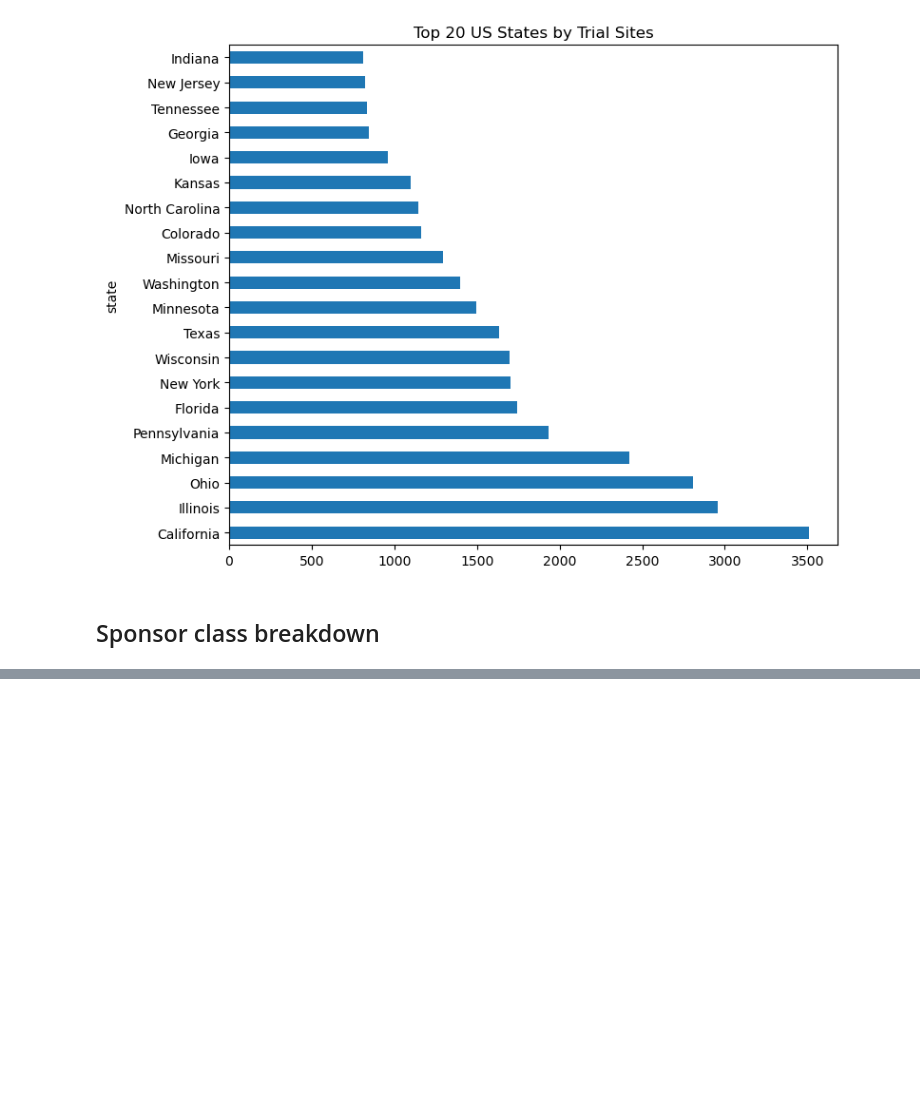
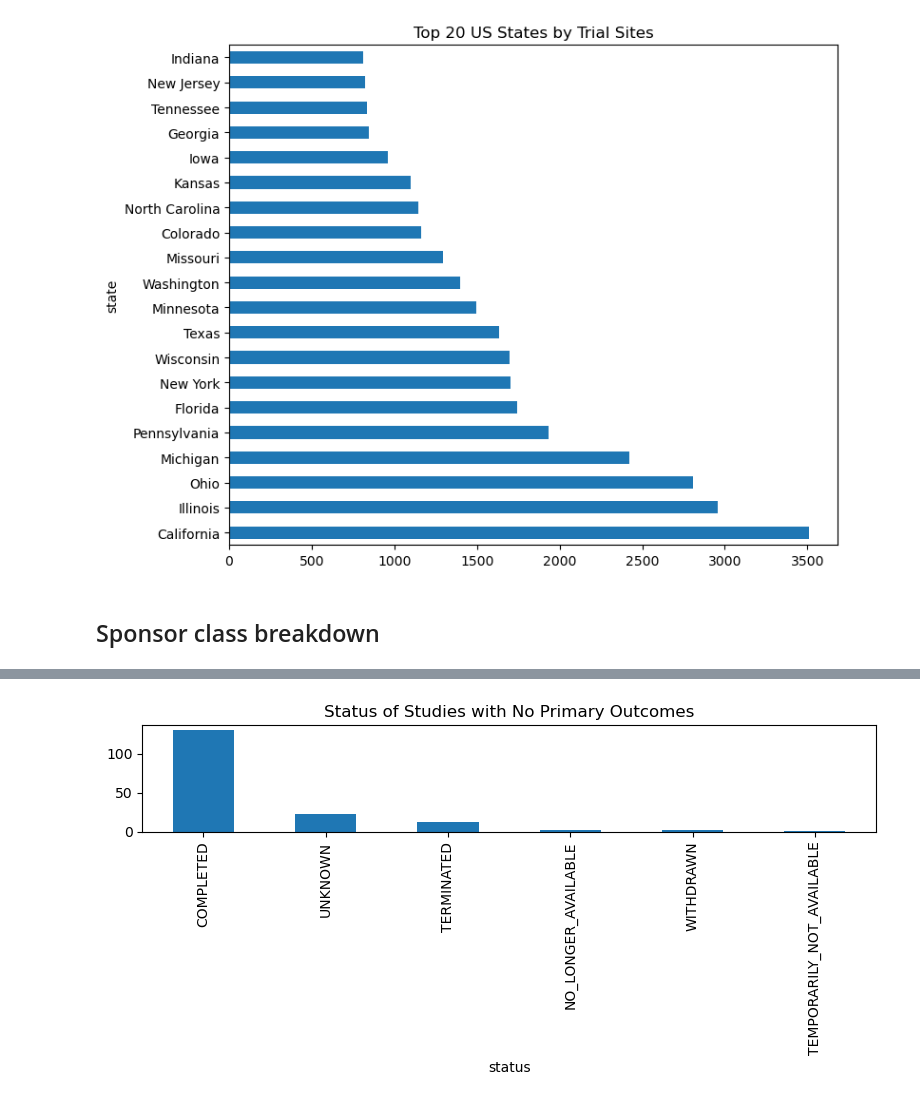
Before and after one commit to rishikiram/TACT, a Jupyter notebook: backend_py/eda.ipynb, the cells around one changed output, grey strips where cells are left out. Cells and saved outputs as stored; diff of their text form; code cells hidden in the pictures; blank space fills up the shorter version.

```diff
--- a/backend_py/eda.ipynb
+++ b/backend_py/eda.ipynb
@@ -129,0 +172,11 @@ Number of unique sponsors: 648
+# %%
+# no_primary = df['primary_outcomes'].apply(lambda x: len(json.loads(x)))
+d = df[['primary_outcomes', 'status']].copy()
+d['n_primary'] = d['primary_outcomes'].apply(lambda x: len(json.loads(x)))
+d[d['n_primary'] == 0]['status'].value_counts().plot(
+    kind='bar', figsize=(8, 4), title='Status of Studies with No Primary Outcomes'
+)
+plt.tight_layout()
+plt.show()
+# %% [output]
+[figure, added]
```
Also changed, not shown: parts of 5 cells of this notebook, 1 other file.
